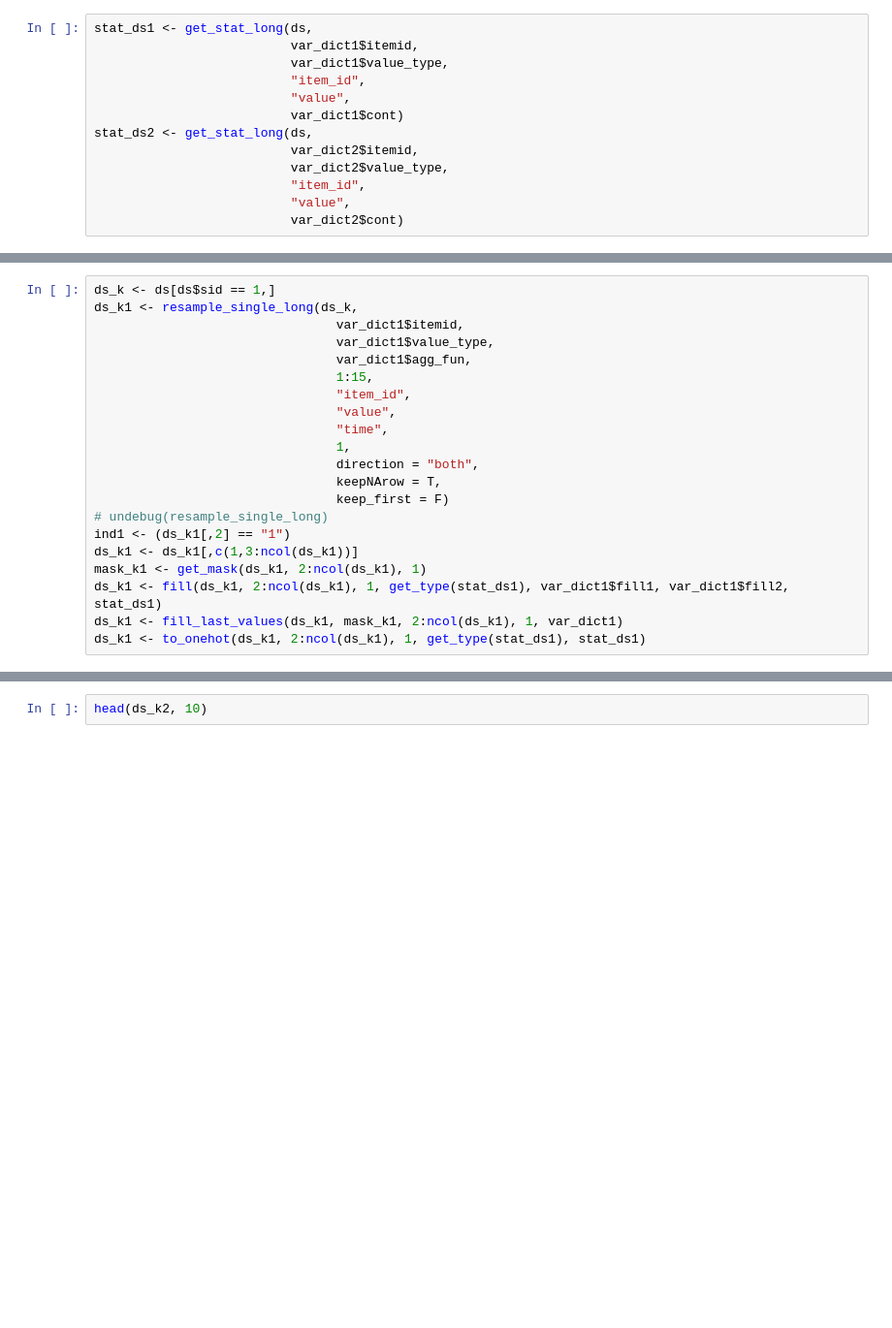
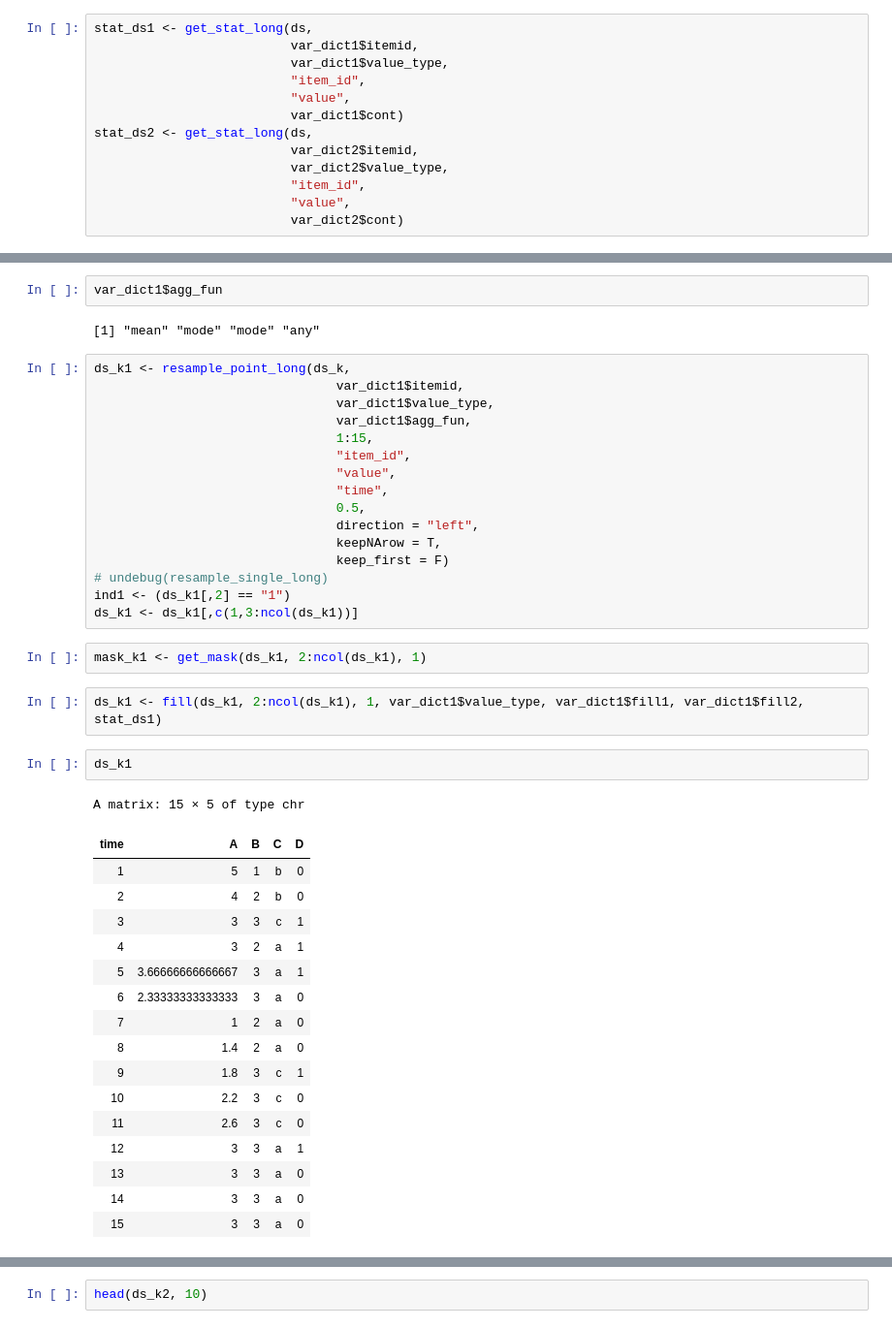
Before and after one commit to ljwa2323/EMR-LIP, a Jupyter notebook: EMR_LIP_demo.ipynb, the cells around one changed output, grey strips where cells are left out. Shown at 97% size. Drawn from its saved outputs; the diff is of its cells as text; blank space fills up the shorter version.

```diff
--- a/EMR_LIP_demo.ipynb
+++ b/EMR_LIP_demo.ipynb
@@ -87,6 +122,9 @@ stat_ds2 <- get_stat_long(ds,
+# %%
+var_dict1$agg_fun
+# %% [output]
+[1] "mean" "mode" "mode" "any"
 # %%
-ds_k <- ds[ds$sid == 1,]
-ds_k1 <- resample_single_long(ds_k,
+ds_k1 <- resample_point_long(ds_k,
                                 var_dict1$itemid,
                                 var_dict1$value_type,
                                 var_dict1$agg_fun,
@@ -94,14 +132,34 @@ ds_k1 <- resample_single_long(ds_k,
                                 "item_id",
                                 "value",
                                 "time",
-                                1,
-                                direction = "both",
+                                0.5,
+                                direction = "left",
                                 keepNArow = T,
                                 keep_first = F)
 # undebug(resample_single_long)
 ind1 <- (ds_k1[,2] == "1")
 ds_k1 <- ds_k1[,c(1,3:ncol(ds_k1))]
-mask_k1 <- get_mask(ds_k1, 2:ncol(ds_k1), 1)
-ds_k1 <- fill(ds_k1, 2:ncol(ds_k1), 1, get_type(stat_ds1), var_dict1$fill1, var_dict1$fill2, stat_ds1)
-ds_k1 <- fill_last_values(ds_k1, mask_k1, 2:ncol(ds_k1), 1, var_dict1)
-ds_k1 <- to_onehot(ds_k1, 2:ncol(ds_k1), 1, get_type(stat_ds1), stat_ds1)
+# %%
+mask_k1 <- get_mask(ds_k1, 2:ncol(ds_k1), 1)
+# %%
+ds_k1 <- fill(ds_k1, 2:ncol(ds_k1), 1, var_dict1$value_type, var_dict1$fill1, var_dict1$fill2, stat_ds1)
+# %%
+ds_k1
+# %% [output]
+A matrix: 15 × 5 of type chr
+| time | A | B | C | D |
+| 1 | 5 | 1 | b | 0 |
+| 2 | 4 | 2 | b | 0 |
+| 3 | 3 | 3 | c | 1 |
+| 4 | 3 | 2 | a | 1 |
+| 5 | 3.66666666666667 | 3 | a | 1 |
+| 6 | 2.33333333333333 | 3 | a | 0 |
+| 7 | 1 | 2 | a | 0 |
+| 8 | 1.4 | 2 | a | 0 |
+| 9 | 1.8 | 3 | c | 1 |
+| 10 | 2.2 | 3 | c | 0 |
+| 11 | 2.6 | 3 | c | 0 |
+| 12 | 3 | 3 | a | 1 |
+| 13 | 3 | 3 | a | 0 |
+| 14 | 3 | 3 | a | 0 |
+| 15 | 3 | 3 | a | 0 |
```
Also changed, not shown: parts of 10 cells of this notebook, 6 other files.
